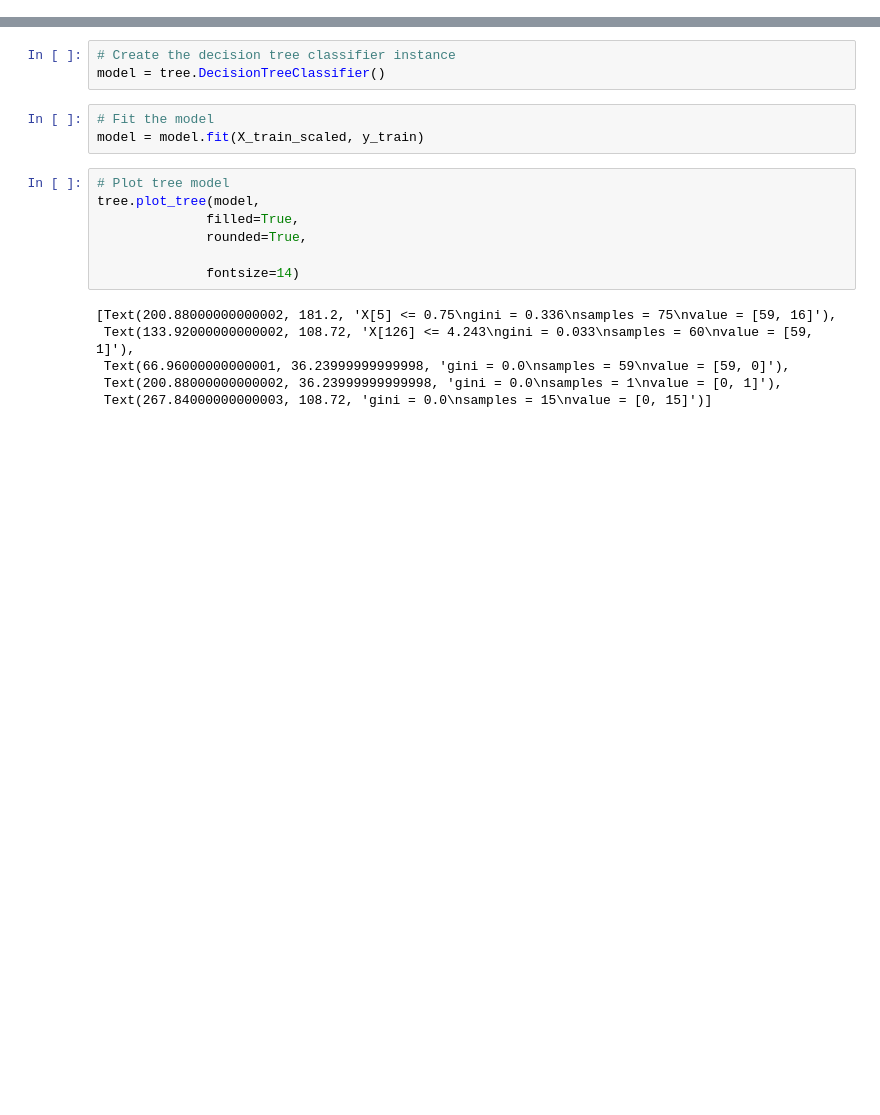
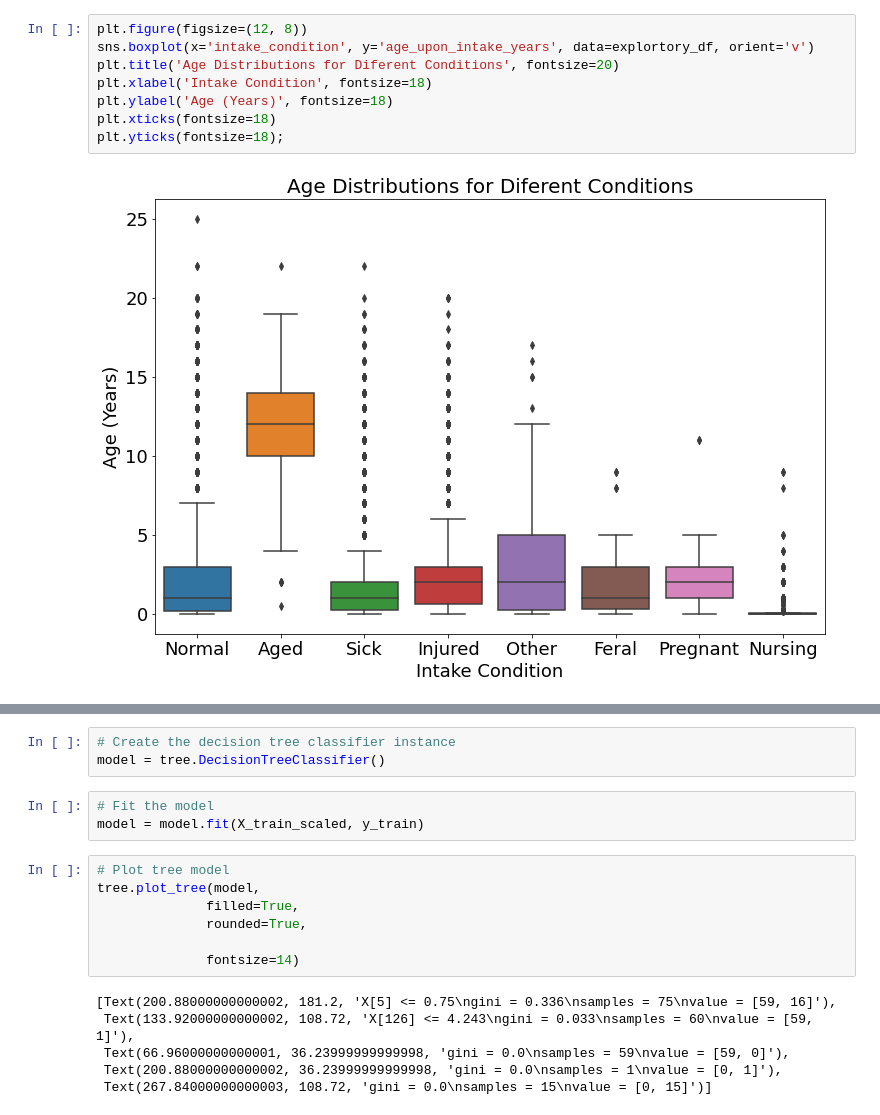
Before and after one commit to hookjamesa/austin_animal_shelter_analysis, a Jupyter notebook: segment2_starter_code.ipynb, the cells around one changed output, grey strips where cells are left out. Cells and saved outputs as stored; diff of their text form; blank space fills up the shorter version.

```diff
--- a/segment2_starter_code.ipynb
+++ b/segment2_starter_code.ipynb
@@ -182,0 +293,10 @@ X_test_scaled = X_scaler.transform(X_test)
+# %%
+plt.figure(figsize=(12, 8))
+sns.boxplot(x='intake_condition', y='age_upon_intake_years', data=explortory_df, orient='v')
+plt.title('Age Distributions for Diferent Conditions', fontsize=20)
+plt.xlabel('Intake Condition', fontsize=18)
+plt.ylabel('Age (Years)', fontsize=18)
+plt.xticks(fontsize=18)
+plt.yticks(fontsize=18);
+# %% [output]
+[figure, added]
```
Also changed, not shown: parts of 59 cells of this notebook.
